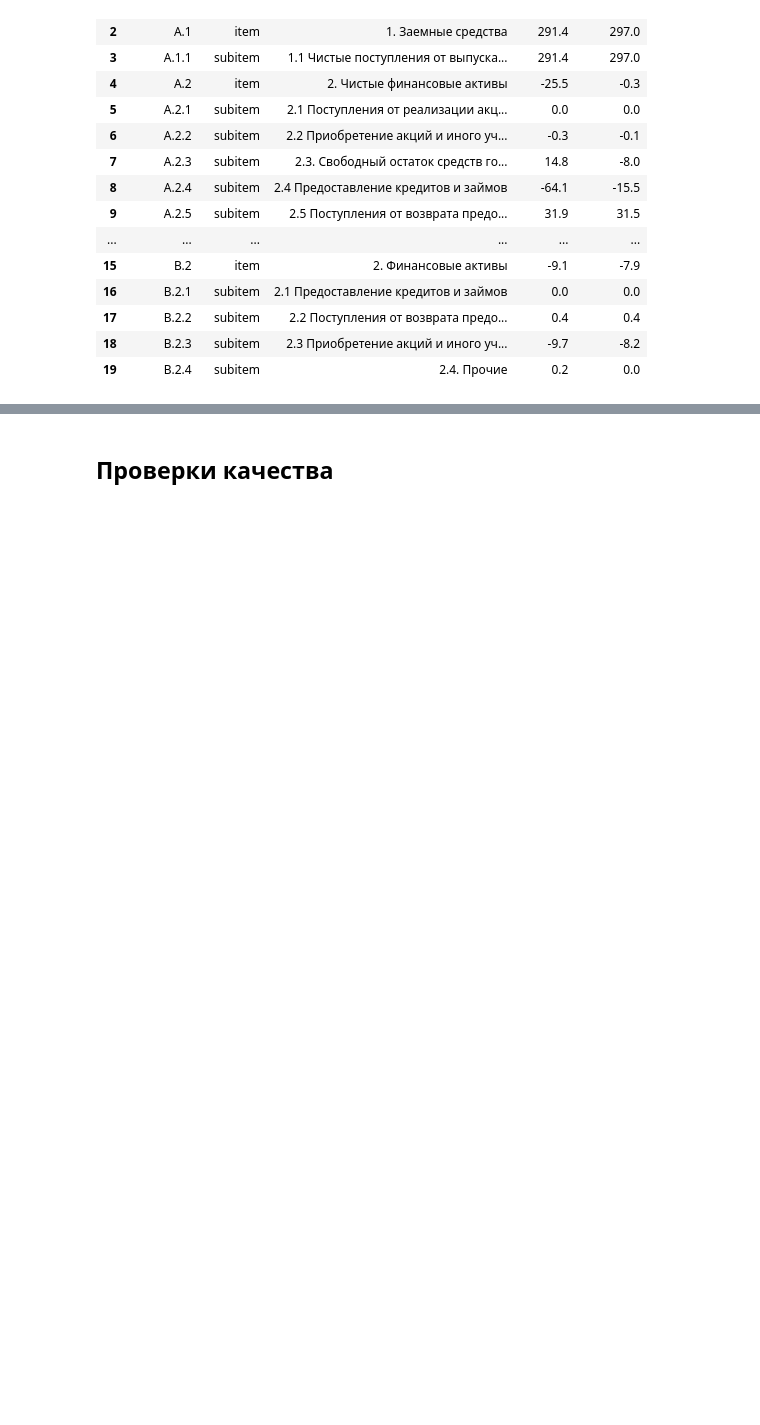
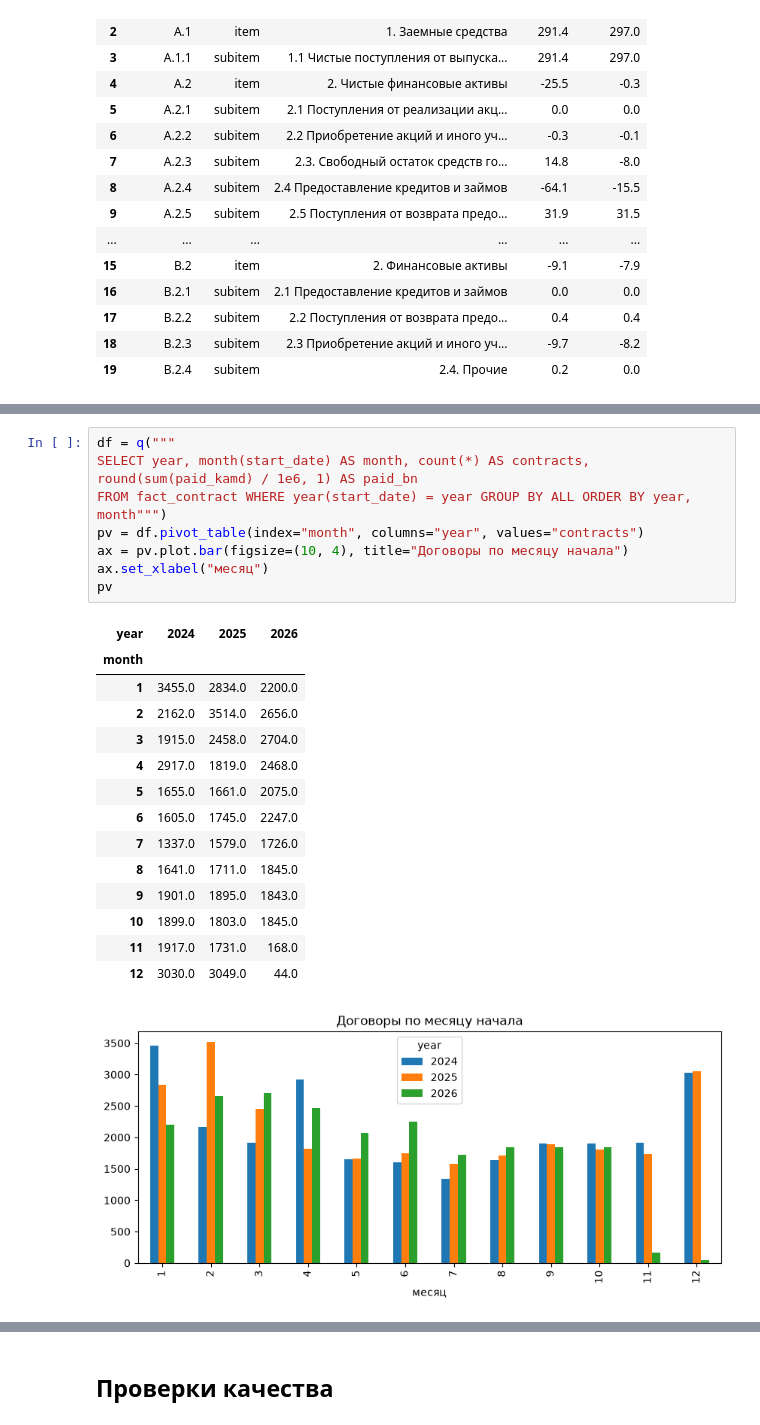
Before and after one commit to opendataam/arm-budget, a Jupyter notebook: docs/examples.ipynb, the cells around one changed output, grey strips where cells are left out. Cells and saved outputs as stored; diff of their text form; blank space fills up the shorter version.

```diff
--- a/docs/examples.ipynb
+++ b/docs/examples.ipynb
@@ -271,0 +446,24 @@ FROM v_contract WHERE year = $year GROUP BY economic_code ORDER BY paid_bn DESC
+# %%
+df = q("""
+SELECT year, month(start_date) AS month, count(*) AS contracts, round(sum(paid_kamd) / 1e6, 1) AS paid_bn
+FROM fact_contract WHERE year(start_date) = year GROUP BY ALL ORDER BY year, month""")
+pv = df.pivot_table(index="month", columns="year", values="contracts")
+ax = pv.plot.bar(figsize=(10, 4), title="Договоры по месяцу начала")
+ax.set_xlabel("месяц")
+pv
+# %% [output]
+| year | 2024 | 2025 | 2026 |
+| month |  |  |  |
+| 1 | 3455.0 | 2834.0 | 2200.0 |
+| 2 | 2162.0 | 3514.0 | 2656.0 |
+| 3 | 1915.0 | 2458.0 | 2704.0 |
+| 4 | 2917.0 | 1819.0 | 2468.0 |
+| 5 | 1655.0 | 1661.0 | 2075.0 |
+| 6 | 1605.0 | 1745.0 | 2247.0 |
+| 7 | 1337.0 | 1579.0 | 1726.0 |
+| 8 | 1641.0 | 1711.0 | 1845.0 |
+| 9 | 1901.0 | 1895.0 | 1843.0 |
+| 10 | 1899.0 | 1803.0 | 1845.0 |
+| 11 | 1917.0 | 1731.0 | 168.0 |
+| 12 | 3030.0 | 3049.0 | 44.0 |
+[figure, added]
```
Also changed, not shown: parts of 27 cells of this notebook.
